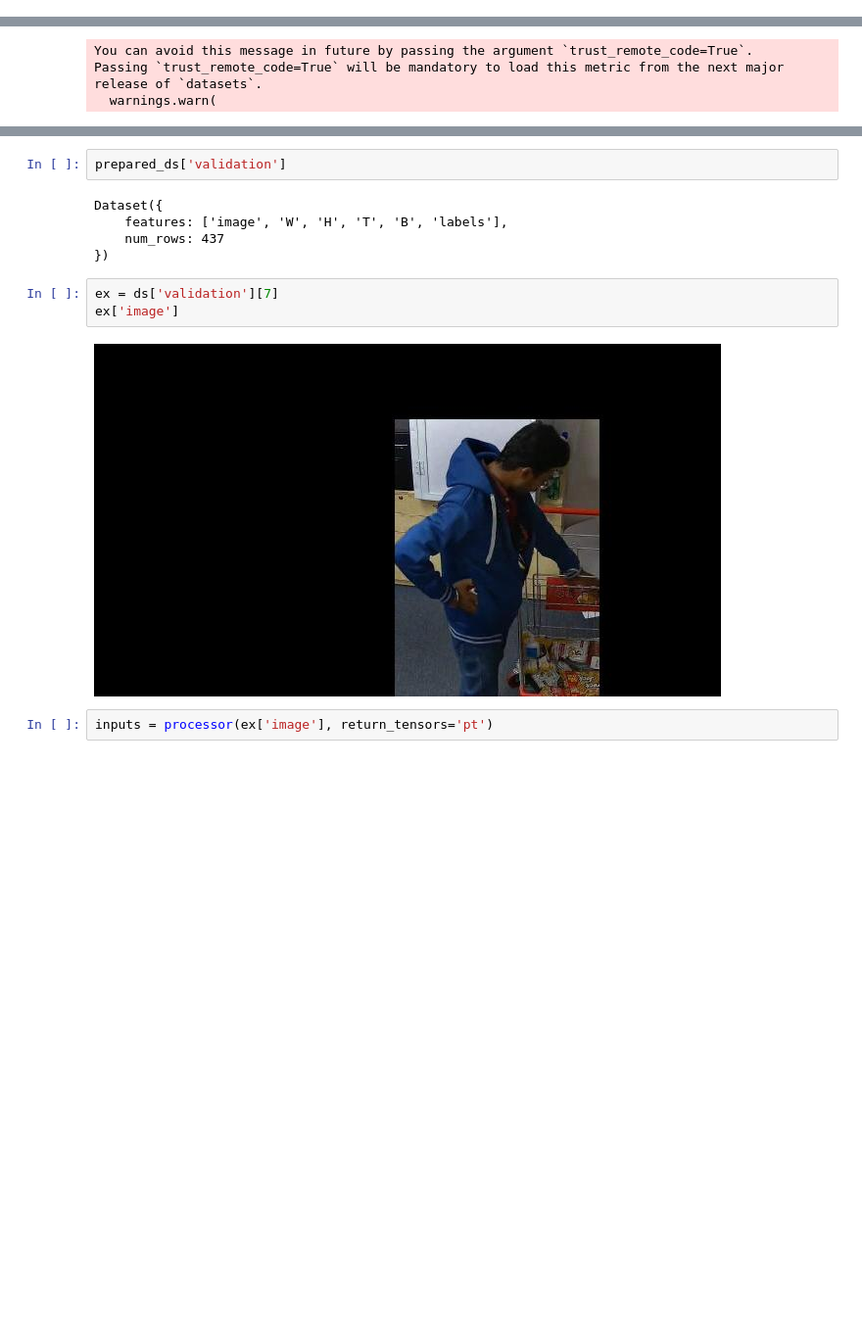
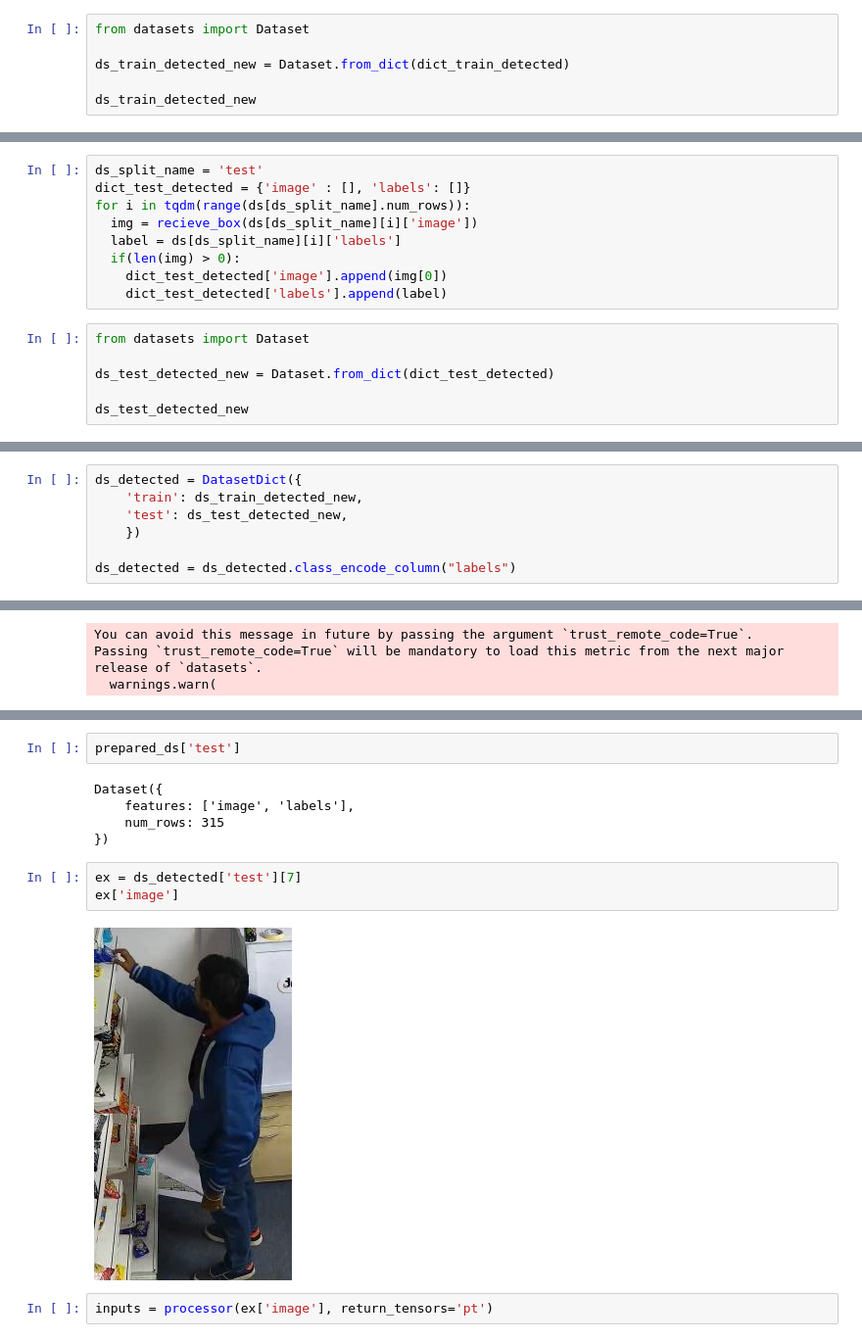
Before and after one commit to trueuser3/ML_project_2_course, a Jupyter notebook: vit.ipynb, the cells around one changed output, grey strips where cells are left out. Shown at 98% size. Drawn from its saved outputs; the diff is of its cells as text; blank space fills up the shorter version.

```diff
--- a/vit.ipynb
+++ b/vit.ipynb
@@ -72,0 +148,6 @@ labels.int2str(ex['labels'])
+# %%
+from datasets import Dataset
+
+ds_train_detected_new = Dataset.from_dict(dict_train_detected)
+
+ds_train_detected_new
@@ -72,0 +159,15 @@ labels.int2str(ex['labels'])
+# %%
+ds_split_name = 'test'
+dict_test_detected = {'image' : [], 'labels': []}
+for i in tqdm(range(ds[ds_split_name].num_rows)):
+  img = recieve_box(ds[ds_split_name][i]['image'])
+  label = ds[ds_split_name][i]['labels']
+  if(len(img) > 0):
+    dict_test_detected['image'].append(img[0])
+    dict_test_detected['labels'].append(label)
+# %%
+from datasets import Dataset
+
+ds_test_detected_new = Dataset.from_dict(dict_test_detected)
+
+ds_test_detected_new
@@ -72,0 +179,7 @@ labels.int2str(ex['labels'])
+# %%
+ds_detected = DatasetDict({
+    'train': ds_train_detected_new,
+    'test': ds_test_detected_new,
+    })
+
+ds_detected = ds_detected.class_encode_column("labels")
@@ -254,14 +361,14 @@ trainer.save_metrics("eval", metrics)
 # %%
-prepared_ds['validation']
+prepared_ds['test']
 # %% [output]
 Dataset({
-    features: ['image', 'W', 'H', 'T', 'B', 'labels'],
-    num_rows: 437
+    features: ['image', 'labels'],
+    num_rows: 315
 })
 # %%
-ex = ds['validation'][7]
+ex = ds_detected['test'][7]
 ex['image']
 # %% [output]
-[figure, old version]
+[figure, new version]
 # %%
 inputs = processor(ex['image'], return_tensors='pt')
```
Also changed, not shown: parts of 50 cells of this notebook, 1 other file.
